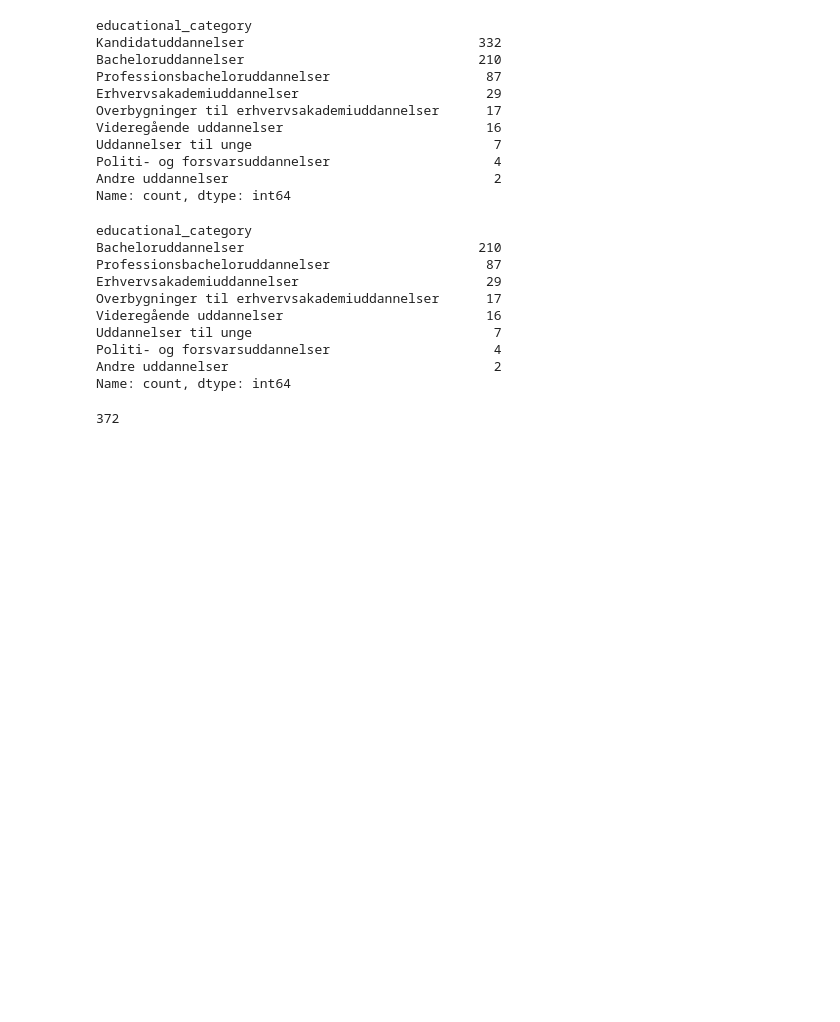
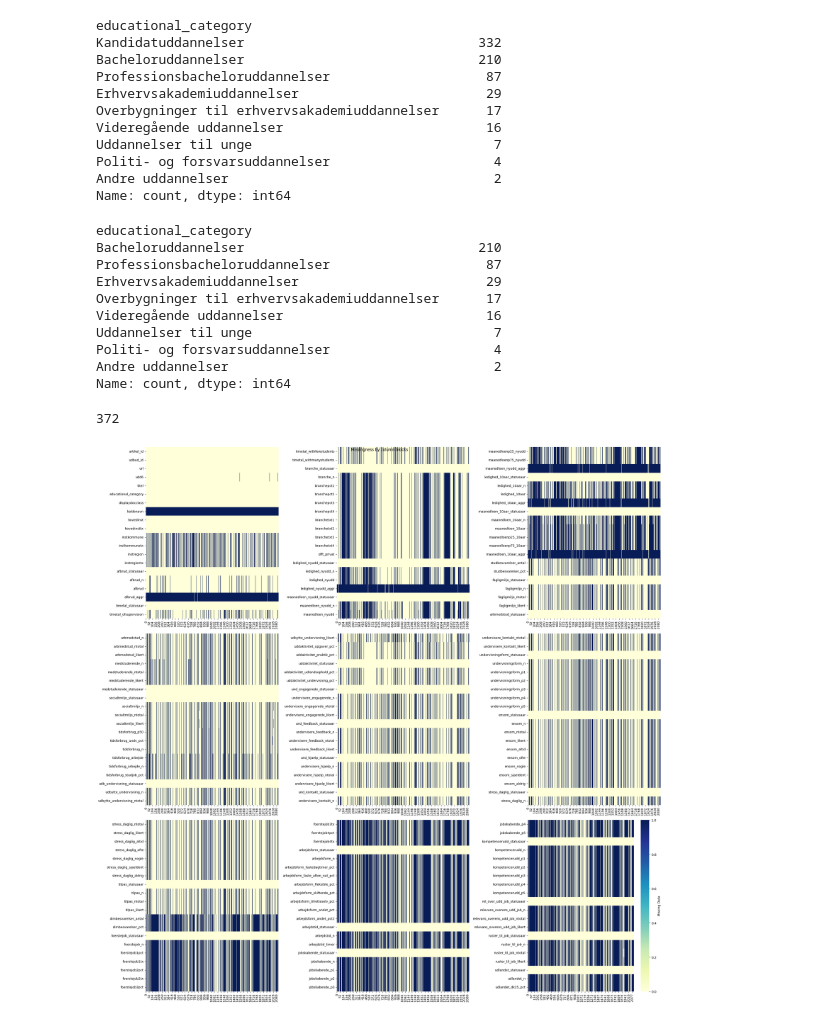
Before and after one commit to simon-mellergaard/datavis, a Jupyter notebook: Experiments/new_data_exp.ipynb, the cells around one changed output. Cells and saved outputs as stored; diff of their text form; code cells hidden in the pictures; blank space fills up the shorter version.

Commit message:
Made missingness plot

```diff
--- a/Experiments/new_data_exp.ipynb
+++ b/Experiments/new_data_exp.ipynb
@@ -113,3 +113,22 @@ Name: count, dtype: int64
 len(data_whole_edu_2)
 # %% [output]
 372
+# %%
+import matplotlib.pyplot as plt
+import seaborn as sns
+
+# Make 9 subplots with
+fig, axs = plt.subplots(3, 3, figsize=(25, 25))
+for i in range(9):
+    ax = axs[i // 3, i % 3]
+    data_block = df_raw.iloc[:, i*20:(i+1)*20].isna().transpose()
+    # Draw heatmap on the specific subplot axis. Show a single colorbar on the last subplot to avoid overlap.
+    if i == 8:
+        sns.heatmap(data_block, cmap="YlGnBu", ax=ax, cbar_kws={'label': 'Missing Data'})
+    else:
+        sns.heatmap(data_block, cmap="YlGnBu", ax=ax, cbar=False)
+
+fig.suptitle('Missingness by column blocks')
+fig.tight_layout()
+# %% [output]
+[figure, added]
```
Also changed, not shown: parts of 1 cell of this notebook.
